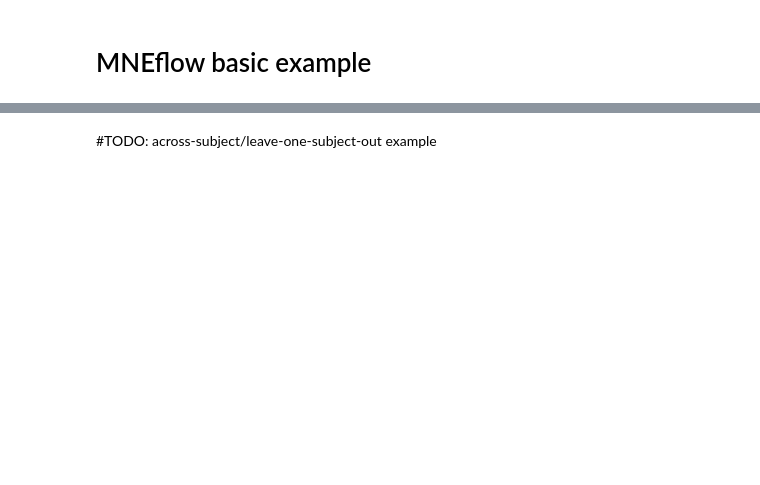
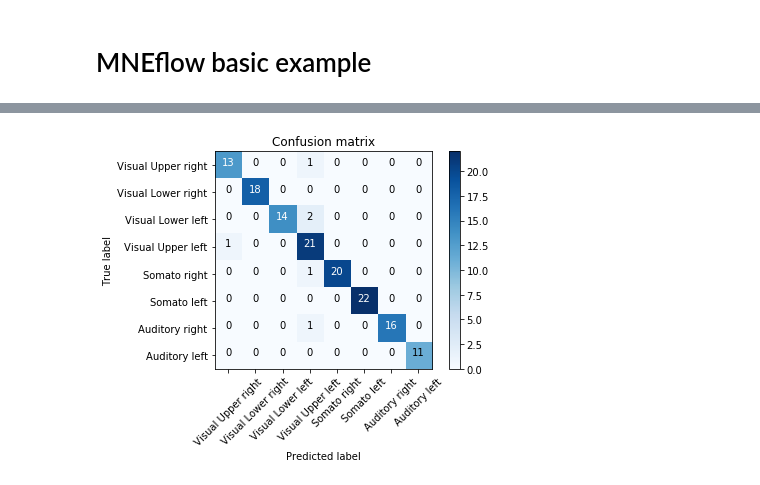
Before and after one commit to zubara/mneflow, a Jupyter notebook: examples/mneflow_example.ipynb, the cells around one changed output, grey strips where cells are left out. Saved outputs shown, nothing was run; the diff lists cells and outputs as text; code cells hidden in the pictures; blank space fills up the shorter version.

Commit message:
updated basic example

```diff
--- a/examples/mneflow_example.ipynb
+++ b/examples/mneflow_example.ipynb
@@ -84 +115,6 @@ array_keys={'X':'my_data_samples','y':'my_labels'}
+# %%
+#specify optimizer parmeters
+optimizer_params = dict(l1_lambda=3e-4,learn_rate=3e-4)
+
+optimizer = mneflow.Optimizer(optimizer_params)
 # %%
@@ -240,2 +177,6 @@ Trained in 78.06s
-# %% [markdown]
-#TODO: across-subject/leave-one-subject-out example
+# %%
+#Plotting the confusion matrix allows to identify analyze whether cetrain classes
+#are systematically harder to classify
+f2 = model.plot_cm(dataset='validation', class_names = condition_names)
+# %% [output]
+[figure, added]
```
Also changed, not shown: parts of 17 cells of this notebook.
